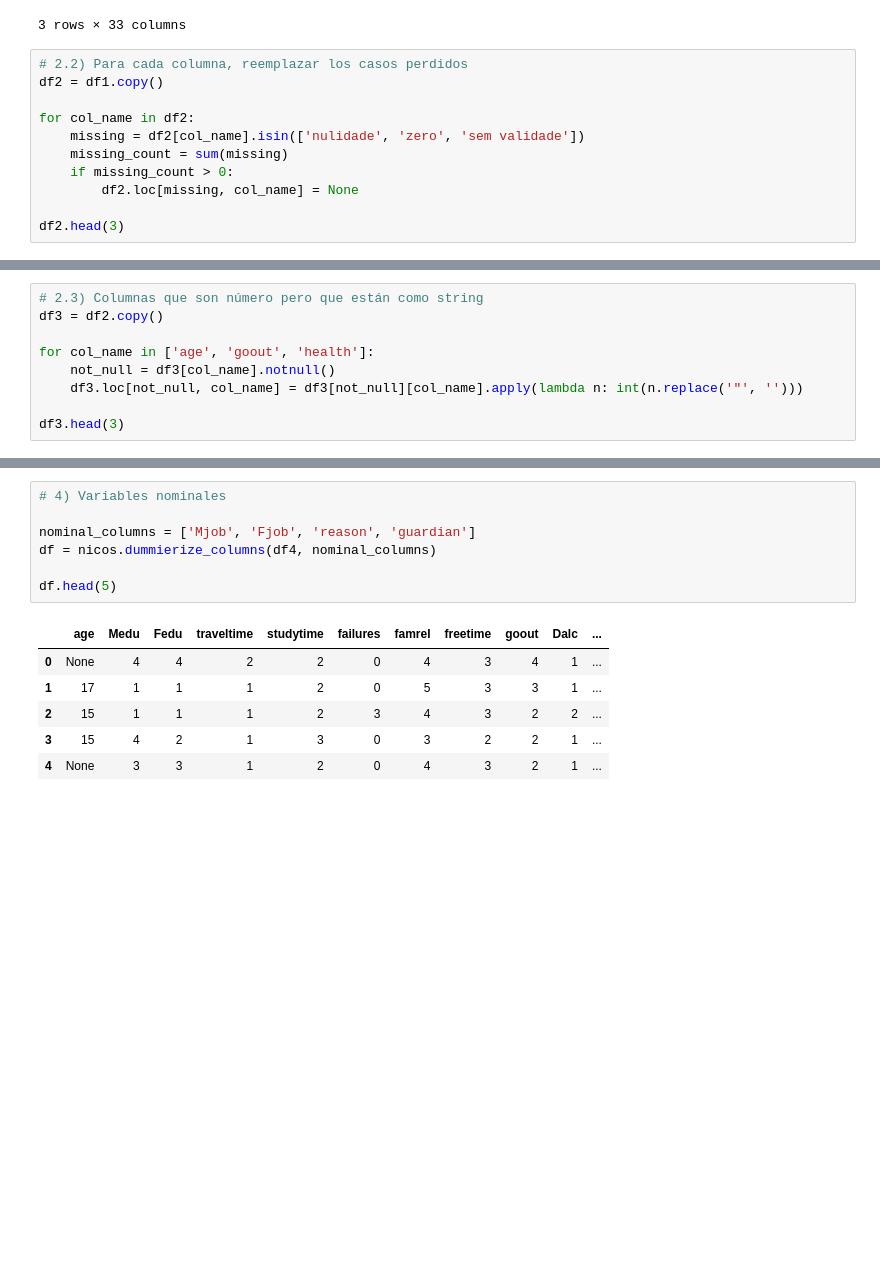
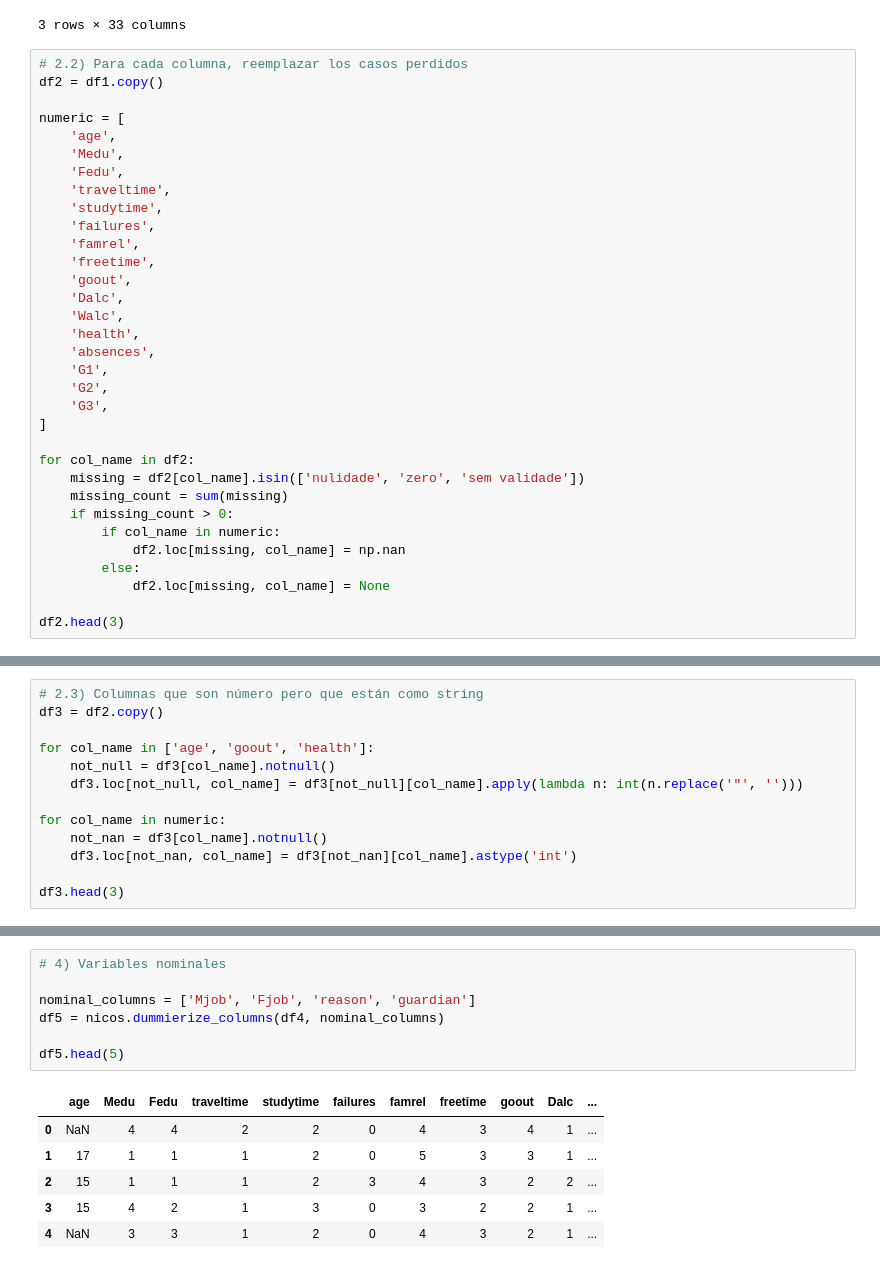
Before and after one commit to muZk/desafio-latam-ds-python, a Jupyter notebook: 02 - Fundamentos Data Science/prueba/Rendimiento escolar.ipynb, the cells around one changed output, grey strips where cells are left out. Cells and saved outputs as stored; diff of their text form; blank space fills up the shorter version.

```diff
--- a/02 - Fundamentos Data Science/prueba/Rendimiento escolar.ipynb
+++ b/02 - Fundamentos Data Science/prueba/Rendimiento escolar.ipynb
@@ -159,12 +159,34 @@ df1.head(3)
 # %%
 # 2.2) Para cada columna, reemplazar los casos perdidos
 df2 = df1.copy()
+
+numeric = [
+    'age',
+    'Medu',
+    'Fedu',
+    'traveltime',
+    'studytime',
+    'failures',
+    'famrel',
+    'freetime',
+    'goout',
+    'Dalc',
+    'Walc',
+    'health',
+    'absences',
+    'G1',
+    'G2',
+    'G3',
+]
 
 for col_name in df2:
     missing = df2[col_name].isin(['nulidade', 'zero', 'sem validade'])
     missing_count = sum(missing)
     if missing_count > 0:
-        df2.loc[missing, col_name] = None
+        if col_name in numeric:
+            df2.loc[missing, col_name] = np.nan
+        else:
+            df2.loc[missing, col_name] = None
 
 df2.head(3)
 # %% [output]
@@ -181,6 +203,10 @@ for col_name in ['age', 'goout', 'health']:
     not_null = df3[col_name].notnull()
     df3.loc[not_null, col_name] = df3[not_null][col_name].apply(lambda n: int(n.replace('"', '')))
 
+for col_name in numeric:
+    not_nan = df3[col_name].notnull()
+    df3.loc[not_nan, col_name] = df3[not_nan][col_name].astype('int')
+
 df3.head(3)
 # %% [output]
 |  | school | sex | age | address | famsize | Pstatus | Medu | Fedu | Mjob | Fjob | ... | ... |
@@ -208,15 +234,15 @@ df4.head(5)
 # %%
 # 4) Variables nominales
 
 nominal_columns = ['Mjob', 'Fjob', 'reason', 'guardian']
-df = nicos.dummierize_columns(df4, nominal_columns)
+df5 = nicos.dummierize_columns(df4, nominal_columns)
 
-df.head(5)
+df5.head(5)
 # %% [output]
 |  | age | Medu | Fedu | traveltime | studytime | failures | famrel | freetime | goout | Dalc | ... |
-| 0 | None | 4 | 4 | 2 | 2 | 0 | 4 | 3 | 4 | 1 | ... |
+| 0 | NaN | 4 | 4 | 2 | 2 | 0 | 4 | 3 | 4 | 1 | ... |
 | 1 | 17 | 1 | 1 | 1 | 2 | 0 | 5 | 3 | 3 | 1 | ... |
 | 2 | 15 | 1 | 1 | 1 | 2 | 3 | 4 | 3 | 2 | 2 | ... |
 | 3 | 15 | 4 | 2 | 1 | 3 | 0 | 3 | 2 | 2 | 1 | ... |
-| 4 | None | 3 | 3 | 1 | 2 | 0 | 4 | 3 | 2 | 1 | ... |
+| 4 | NaN | 3 | 3 | 1 | 2 | 0 | 4 | 3 | 2 | 1 | ... |
 5 rows × 46 columns
```
Also changed, not shown: parts of 15 cells of this notebook, 1 other file.
